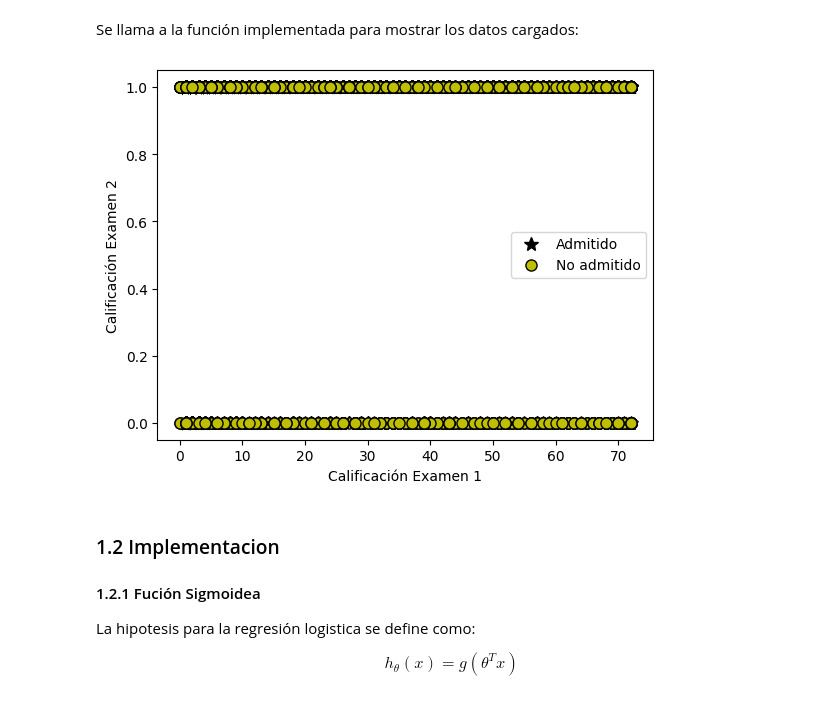
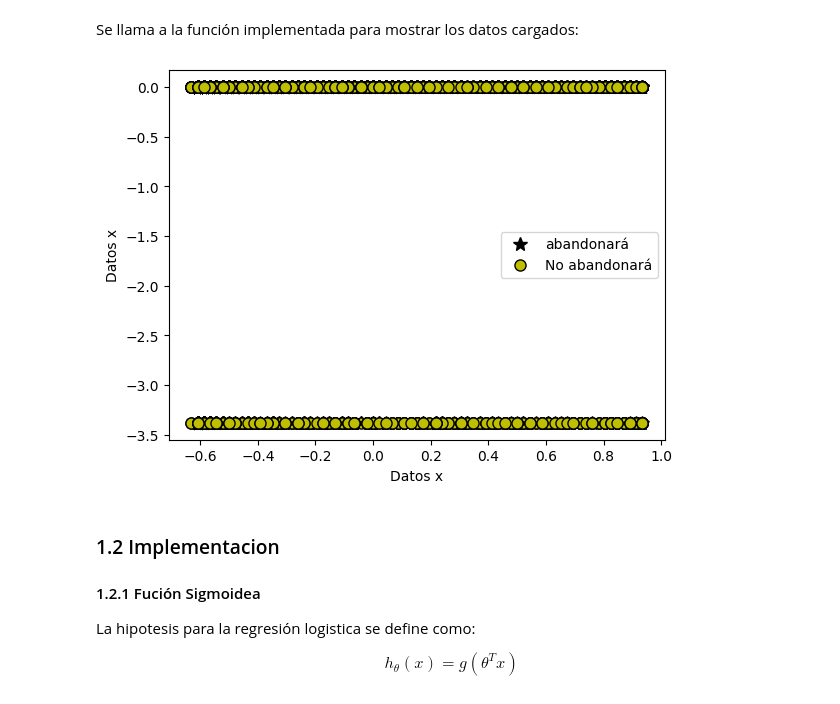
Before and after one commit to RodrigoRosario345/Laboratorio_10_Rodrigo_Rosario_Sis420, a Jupyter notebook: reg_log_01.ipynb, the cells around one changed output. Drawn from its saved outputs; the diff is of its cells as text; code cells hidden in the pictures.

```diff
--- a/reg_log_01.ipynb
+++ b/reg_log_01.ipynb
@@ -135,6 +136,13 @@ y = LabelEncoder_y.fit_transform(y)
 
 # X[:, 6] = X[:, 6].astype(float)
 
+X = preprocessing.StandardScaler().fit_transform(X)
+# estandarizado = (X - media) / std
+
+X = preprocessing.RobustScaler().fit_transform(X)
+# estandarizado = (X - rango_intercuartílico) / std
+
+
 
 
 print(X)
@@ -184,12 +192,12 @@ Se llama a la función implementada para mostrar los datos cargados:
 # %%
 plotData(X, y)
 # adiciona etiquetas para los ejes
-pyplot.xlabel('Calificación Examen 1')
-pyplot.ylabel('Calificación Examen 2')
-pyplot.legend(['Admitido', 'No admitido'])
+pyplot.xlabel('Datos x')
+pyplot.ylabel('Datos x')
+pyplot.legend(['abandonará', 'No abandonará'])
 pass
 # %% [output]
-[figure, old version]
+[figure, new version]
 # %% [markdown]
 <a id="section1"></a>
 ### 1.2 Implementacion
```
Also changed, not shown: parts of 10 cells of this notebook.
